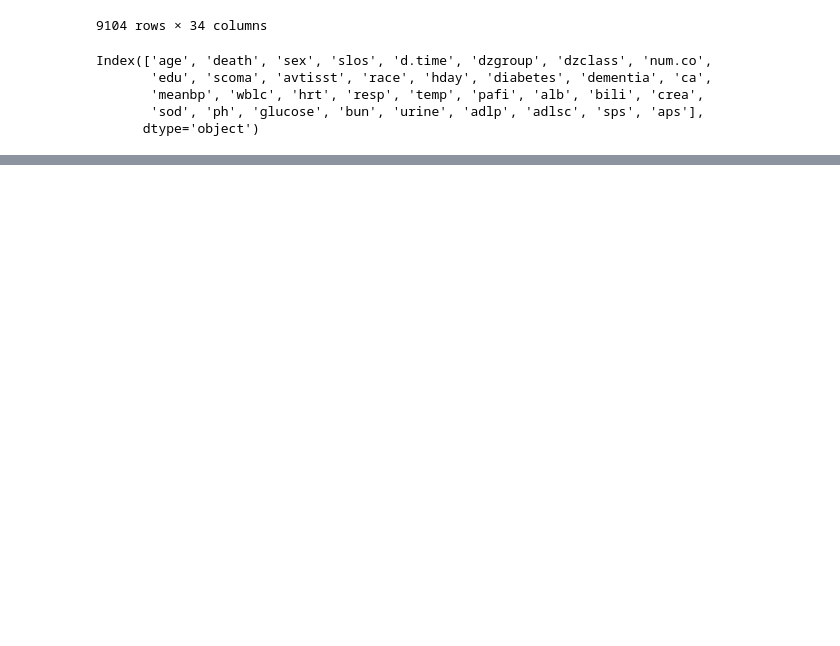
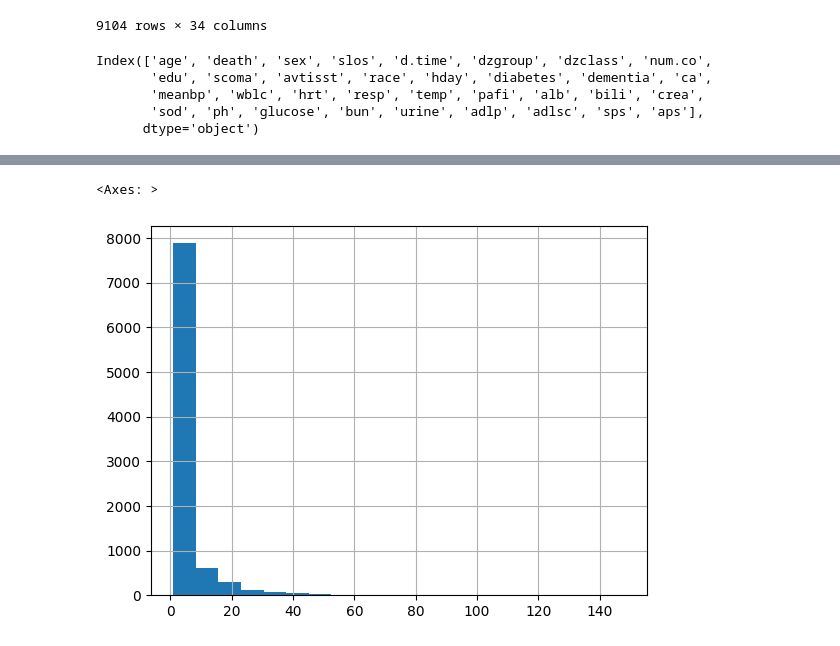
Before and after one commit to sitaomin1994/MedicalDataKit, a Jupyter notebook: notebook/data_fetch.ipynb, the cells around one changed output, grey strips where cells are left out. Saved outputs shown, nothing was run; the diff lists cells and outputs as text; code cells hidden in the pictures; blank space fills up the shorter version.

```diff
--- a/notebook/data_fetch.ipynb
+++ b/notebook/data_fetch.ipynb
@@ -165,0 +254,5 @@ Index(['age', 'death', 'sex', 'slos', 'd.time', 'dzgroup', 'dzclass', 'num.co',
+# %%
+raw_data['hday'].hist(bins = 20)
+# %% [output]
+<Axes: >
+[figure, added]
```
Also changed, not shown: parts of 9 cells of this notebook, 5 other files.
